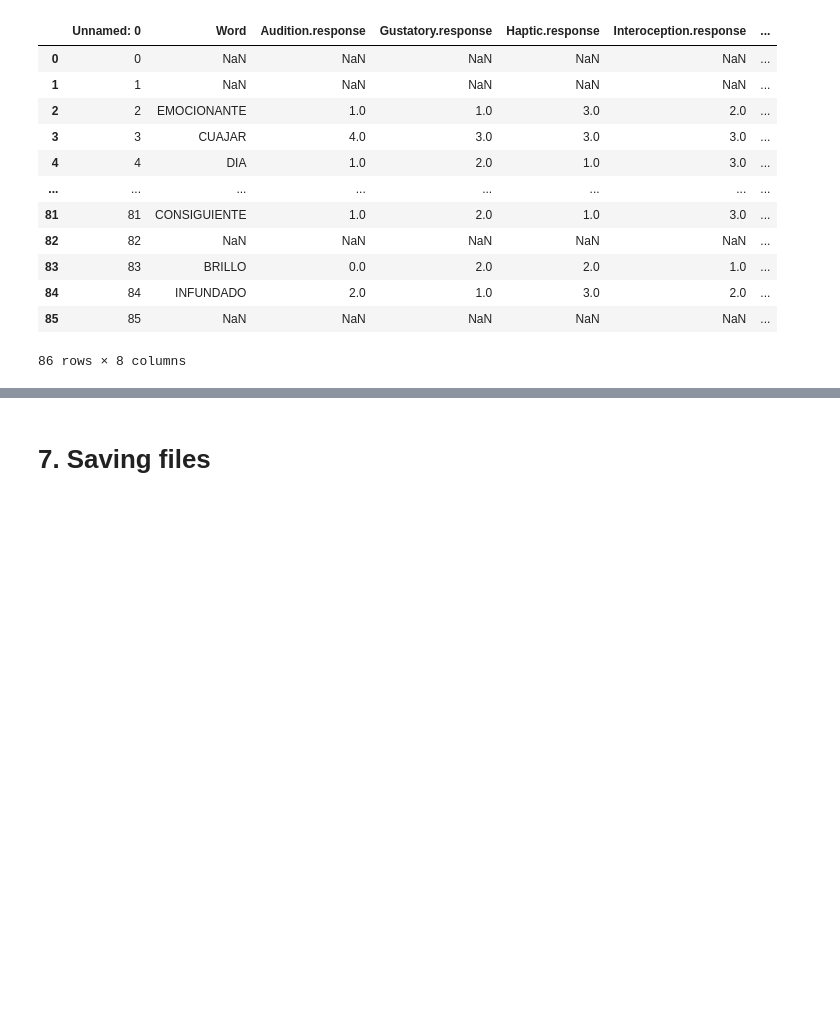
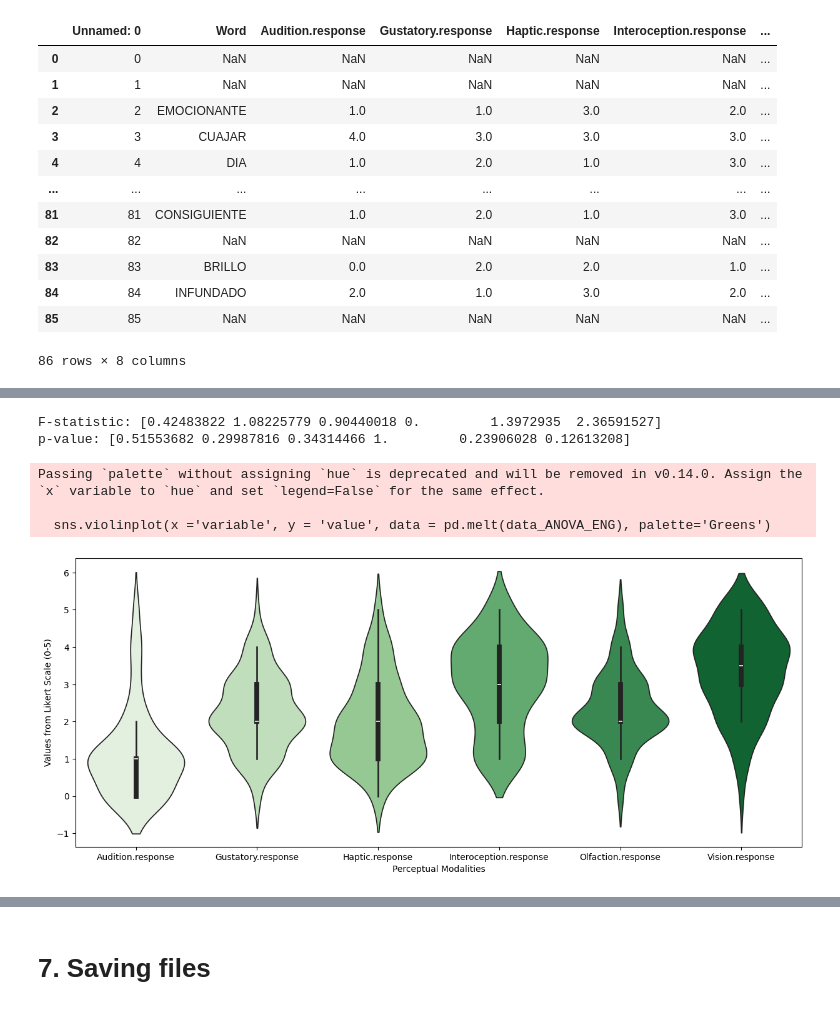
Before and after one commit to soniasola00/SpanLancasterNorm, a Jupyter notebook: Sonia3.ipynb, the cells around one changed output, grey strips where cells are left out. Drawn from its saved outputs; the diff is of its cells as text; code cells hidden in the pictures; blank space fills up the shorter version.

Commit message:
Add files via upload
data visualization graphs

```diff
--- a/Sonia3.ipynb
+++ b/Sonia3.ipynb
@@ -873,0 +874,5 @@ output_ENG
+# %%
+#selecting columns
+column_ENG=["Audition.response","Gustatory.response","Haptic.response", "Interoception.response", "Olfaction.response", "Vision.response"]
+output_ENG=pd.DataFrame(output_ENG,columns=column_ENG)
+output_ENG
@@ -926,0 +950,33 @@ ValueError: could not convert string to float: 'TOUCHING'
+# %%
+#ANOVA
+f_statistic, p_value = stats.f_oneway(output_ENG, output_SPAN)
+
+# Print the results
+print("F-statistic:", f_statistic)
+print("p-value:", p_value)
+# %% [output]
+F-statistic: [0.42483822 1.08225779 0.90440018 0.         1.3972935  2.36591527]
+p-value: [0.51553682 0.29987816 0.34314466 1.         0.23906028 0.12613208]
+# %%
+## define the columns we want in the plot
+dimensions_ENG = list(output_ENG.columns.values)
+dimensions_ENG = dimensions_ENG
+
+
+# set plot = the unique haptic dataframe
+data_ANOVA_ENG = output_ENG[dimensions_ENG]
+
+#resize the plot
+plt.figure(figsize=(15, 6))
+
+# label the plot
+sns.violinplot(x ='variable', y = 'value', data = pd.melt(data_ANOVA_ENG), palette='Greens')
+plt.ylabel('Values from Likert Scale (0-5)')
+plt.xlabel('Perceptual Modalities')
+
+plt.show()
+# %% [output]
+Passing `palette` without assigning `hue` is deprecated and will be removed in v0.14.0. Assign the `x` variable to `hue` and set `legend=False` for the same effect.
+
+  sns.violinplot(x ='variable', y = 'value', data = pd.melt(data_ANOVA_ENG), palette='Greens')
+[figure, added]
```
Also changed, not shown: parts of 15 cells of this notebook.
